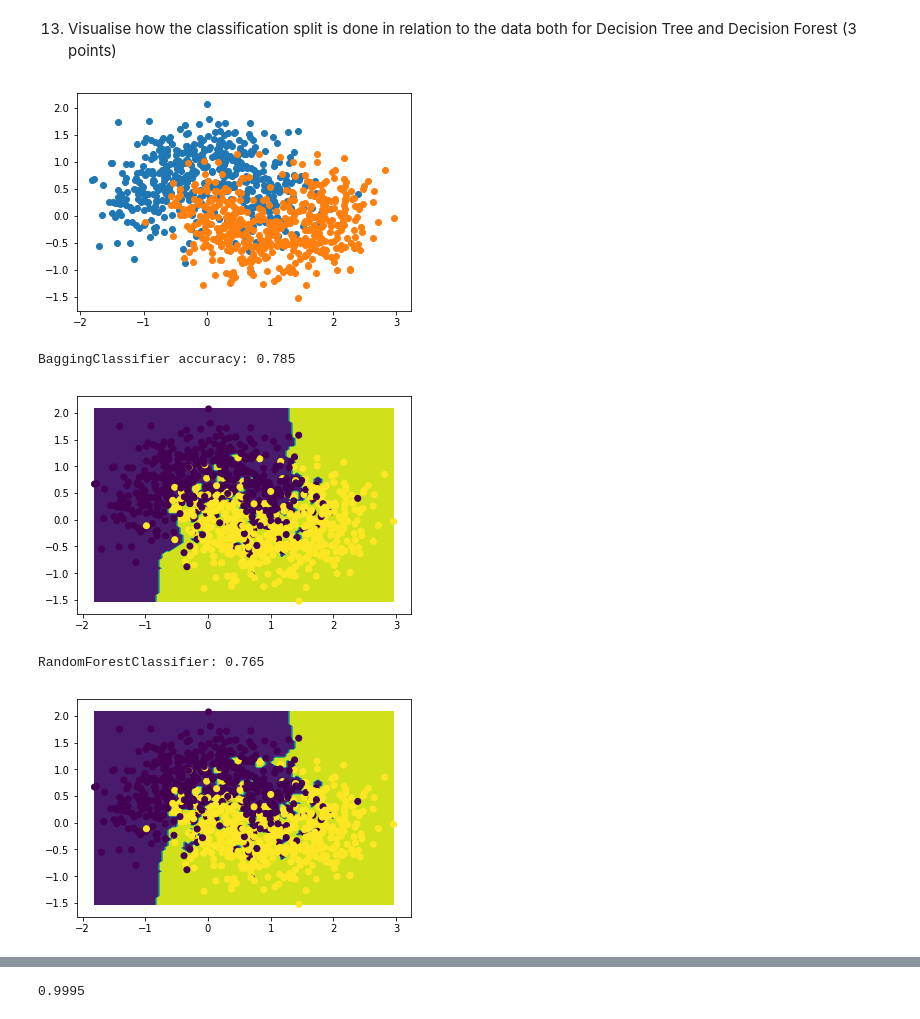
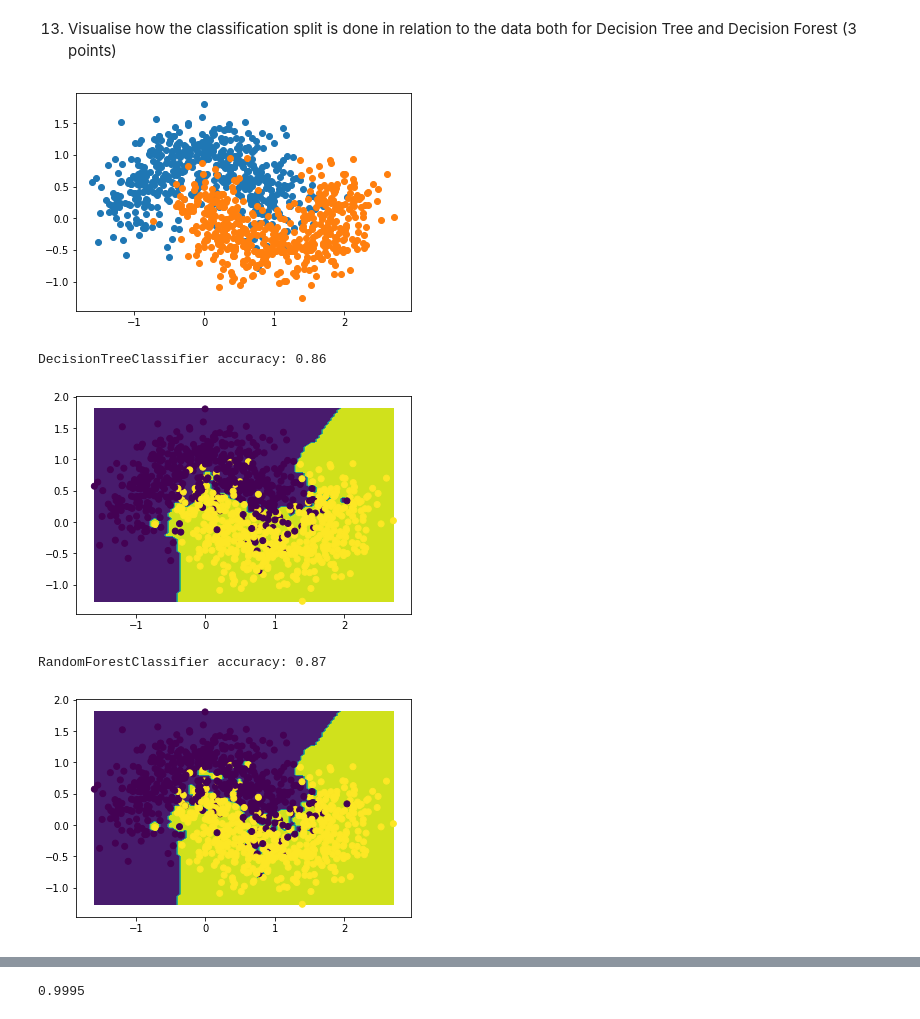
Before and after one commit to adicatana/ml_imaging_cw1_imperial, a Jupyter notebook: MLI-CW-1.ipynb, the cells around one changed output, grey strips where cells are left out. Cells and saved outputs as stored; diff of their text form; code cells hidden in the pictures.

```diff
--- a/MLI-CW-1.ipynb
+++ b/MLI-CW-1.ipynb
@@ -30,7 +30,7 @@ from sklearn.ensemble import BaggingClassifier
 
 import numpy as np
 # %%
-X, Y = make_moons(1000, noise=0.4, random_state=0)
+X, Y = make_moons(1000, noise=0.3, random_state=0)
 
 pol_transform = PolynomialFeatures(degree=15)
 X_extended = pol_transform.fit_transform(X)
@@ -55,7 +55,7 @@ show_data()
 # %%
 # Decision Tree, using Gini
 
-decision_tree_gini = DecisionTreeClassifier(random_state=0)
+decision_tree_gini = DecisionTreeClassifier(criterion='gini', random_state=0)
 decision_tree_gini.fit(x_train, y_train)
 gini_acc = decision_tree_gini.score(x_test, y_test)
 # %% [markdown]
@@ -179,36 +179,7 @@ In terms of the depth of the trees we notice that there seems to be almost conti
 from sklearn.manifold.t_sne import TSNE
 from sklearn.neighbors.classification import KNeighborsClassifier
 
-"""
-def plot_decision_boundary(model,X,y):
-    Y_pred=model.predict(X)
-    X_Train_embedded = TSNE(n_components=2).fit_transform(X)
-    # create meshgrid
-    resolution = 100 # 100x100 background pixels
-    X2d_xmin, X2d_xmax = np.min(X_Train_embedded[:,0]), np.max(X_Train_embedded[:,0])
-    X2d_ymin, X2d_ymax = np.min(X_Train_embedded[:,1]), np.max(X_Train_embedded[:,1])
-    xx, yy = np.meshgrid(np.linspace(X2d_xmin, X2d_xmax, resolution), np.linspace(X2d_ymin, X2d_ymax, resolution))
-
-    # approximate Voronoi tesselation on resolution x resolution grid using 1-NN
-    background_model = KNeighborsClassifier(n_neighbors=1).fit(X_Train_embedded, Y_pred)
-    voronoiBackground = background_model.predict(np.c_[xx.ravel(), yy.ravel()])
-    voronoiBackground = voronoiBackground.reshape((resolution, resolution))
-
-    #plot
-    plt.contourf(xx, yy, voronoiBackground)
-    plt.scatter(X_Train_embedded[:,0], X_Train_embedded[:,1], c=y)
-    plt.show()
-"""
 def plot_decision_boundary(model, X, Y, x_poly):
-    """
-    X_0 = X[np.isin(Y, 0)]
-    X_1 = X[np.isin(Y, 1)]
-
-    plt.scatter(X_0[:,0], X_0[:,1])
-    plt.scatter(X_1[:,0], X_1[:,1])
-
-    plt.show()
-    """
     Y_pred=model.predict(x_poly)
     # create meshgrid
     resolution = 100 # 100x100 background pixels
@@ -228,22 +199,21 @@ def plot_decision_boundary(model, X, Y, x_poly):
 # %%
 show_data()
 
-dt = DecisionTreeClassifier(criterion="entropy", max_depth=10, random_state=0)
-model = BaggingClassifier(base_estimator=dt, n_estimators=10, max_samples=0.7, bootstrap=True, random_state=0)
+model = DecisionTreeClassifier(criterion="entropy", max_depth=4, random_state=0)
 model.fit(x_train, y_train)
-print("BaggingClassifier accuracy: " + str(model.score(x_test, y_test)))
+print("DecisionTreeClassifier accuracy: " + str(model.score(x_test, y_test)))
 plot_decision_boundary(model, X, Y, X_extended)
 
 model = RandomForestClassifier(criterion='entropy', n_estimators=20, max_depth=12, bootstrap=True, random_state=0)
 model.fit(x_train, y_train)
-print("RandomForestClassifier: " + str(model.score(x_test, y_test)))
+print("RandomForestClassifier accuracy: " + str(model.score(x_test, y_test)))
 plot_decision_boundary(model, X, Y, X_extended)
 # %% [output]
-[figure, old version]
+[figure, new version]
-BaggingClassifier accuracy: 0.785
+DecisionTreeClassifier accuracy: 0.86
-[figure, old version]
+[figure, new version]
-RandomForestClassifier: 0.765
+RandomForestClassifier accuracy: 0.87
-[figure, old version]
+[figure, new version]
 # %% [markdown]
 ## Question 2 (50 Points)
 In this question we will be using the fashion-MNIST dataset for image classification.
```
Also changed, not shown: parts of 15 cells of this notebook.
